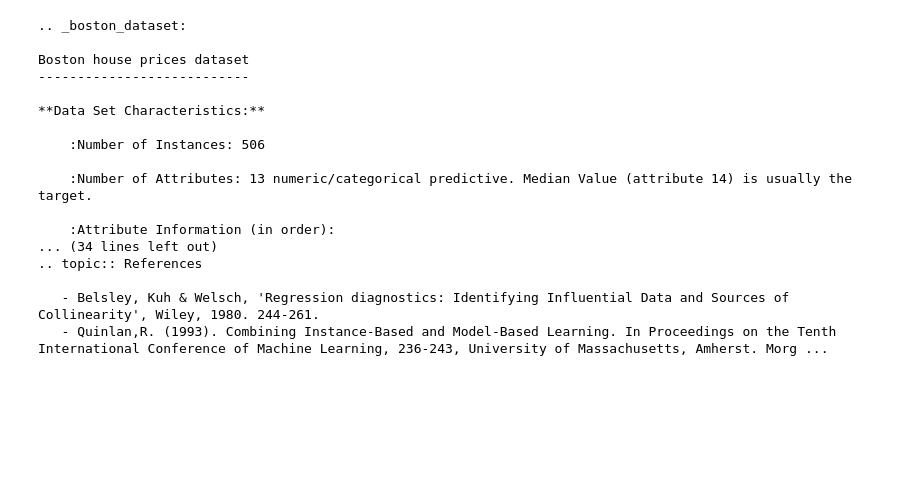
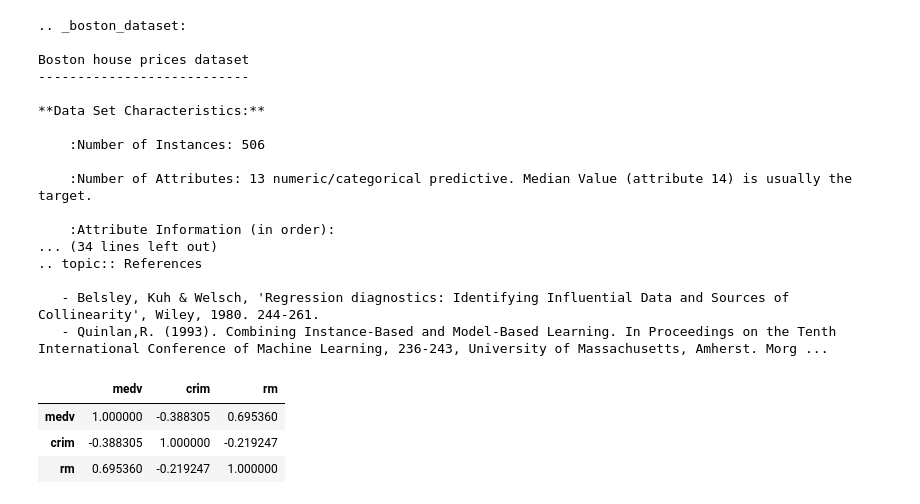
Before and after one commit to ndas1971/Misc, a Jupyter notebook: current/ml_ws.ipynb, the cells around one changed output. Drawn from its saved outputs; the diff is of its cells as text; code cells hidden in the pictures; blank space fills up the shorter version.

```diff
--- a/current/ml_ws.ipynb
+++ b/current/ml_ws.ipynb
@@ -105,3 +105,9 @@ Boston house prices dataset
    - Quinlan,R. (1993). Combining Instance-Based and Model-Based Learning. In Proceedings on the Tenth International Conference of Machine Learning, 236-243, University of Massachusetts, Amherst. Morg ...
 # %%
 bn = pd.read_csv("data/boston.csv")
+bn[['medv', 'crim', 'rm']].corr()
+# %% [output]
+|  | medv | crim | rm |
+| medv | 1.000000 | -0.388305 | 0.695360 |
+| crim | -0.388305 | 1.000000 | -0.219247 |
+| rm | 0.695360 | -0.219247 | 1.000000 |
```
